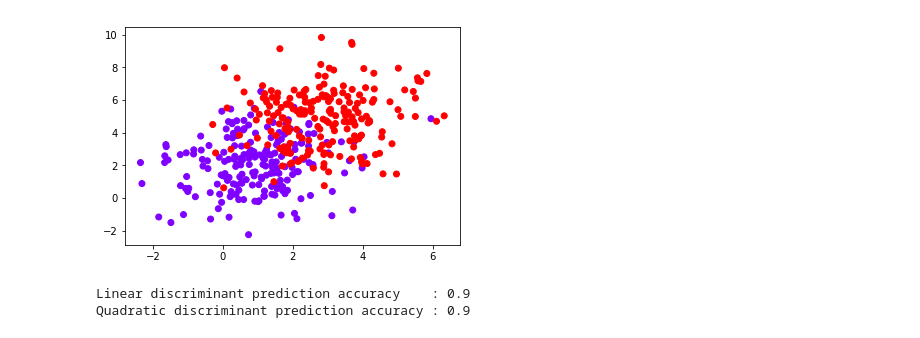
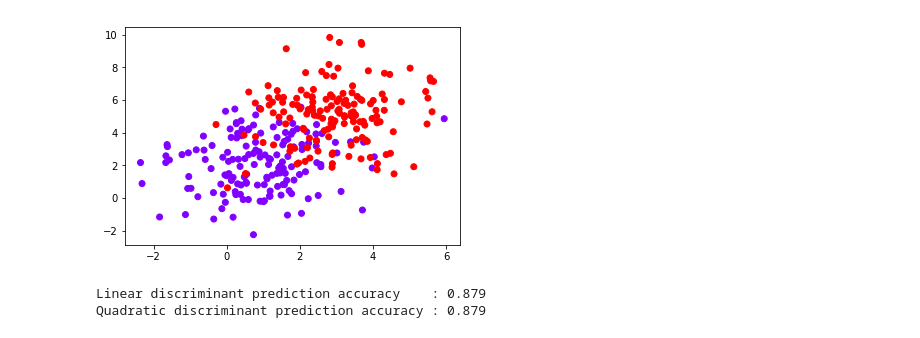
Before and after one commit to jhyearsley/DataScience, a Jupyter notebook: Classification/Discriminant Analysis.ipynb, the cells around one changed output. Saved outputs shown, nothing was run; the diff lists cells and outputs as text; code cells hidden in the pictures.

Commit message:
Update Disc. analys.

```diff
--- a/Classification/Discriminant Analysis.ipynb
+++ b/Classification/Discriminant Analysis.ipynb
@@ -5,43 +5,43 @@ import matplotlib.pyplot as plt
 # %%
 # Set seed for reproducibility
 np.random.seed(2400)
 
 # Generate Multivariate normal clusters
 mu_1 = np.array([1,2])
 mu_2 = np.array([3,5])
 sigma = np.array([[1.6,0.2],[0.2,2.8]])
-N = 200
+N = 150
 
 normal_1 = np.random.multivariate_normal(mu_1, sigma, N)
 normal_2 = np.random.multivariate_normal(mu_2, sigma, N)
 
-#Convert into data matrix with two features `X1`, `X2` and target `Y`
+# Convert into data matrix with two features `X1`, `X2` and target `Y`
+X1 = np.append(normal_1[:,0], normal_2[:,0])
+X2 = np.append(normal_1[:,1], normal_2[:,1])
 Y = np.zeros(2*N, dtype=int)
 Y[N:].fill(1)
-X1 = np.append(normal_1[:,0], normal_2[:,0])
-X2 = np.append(normal_1[:,1], normal_2[:,1])
 
 data = np.array([X1,X2,Y]).T
 
-#Visualize the data
+# Visualize the data
 plt.scatter(data[:,0], data[:,1], c=Y, cmap='rainbow');
 # %% [output]
-[figure, old version]
+[figure, new version]
 # %%
 from sklearn.discriminant_analysis import LinearDiscriminantAnalysis, QuadraticDiscriminantAnalysis
 from sklearn.model_selection import train_test_split
 
 # Split data into training and testing sets
 X_train, X_test, y_train, y_test = train_test_split(data[:,:2].reshape(-1,2), data[:,2], test_size=0.33,
-                                                    random_state=246)
+                                                    random_state=1000)
 
 # Initialize linear and quadratic discriminant analysis ojbects and fit data
 lin_disc  = LinearDiscriminantAnalysis().fit(X_train, y_train)
 quad_disc = QuadraticDiscriminantAnalysis().fit(X_train, y_train)
 
 # Compute prediction errors
-print 'Linear discriminant prediction accuracy    : %r' % round(lin_disc.score(X_test, y_test),2)
-print 'Quadratic discriminant prediction accuracy : %r' % round(quad_disc.score(X_test, y_test),2)
+print 'Linear discriminant prediction accuracy    : %r' % round(lin_disc.score(X_test, y_test),3)
+print 'Quadratic discriminant prediction accuracy : %r' % round(quad_disc.score(X_test, y_test),3)
 # %% [output]
-Linear discriminant prediction accuracy    : 0.9
-Quadratic discriminant prediction accuracy : 0.9
+Linear discriminant prediction accuracy    : 0.879
+Quadratic discriminant prediction accuracy : 0.879
```
